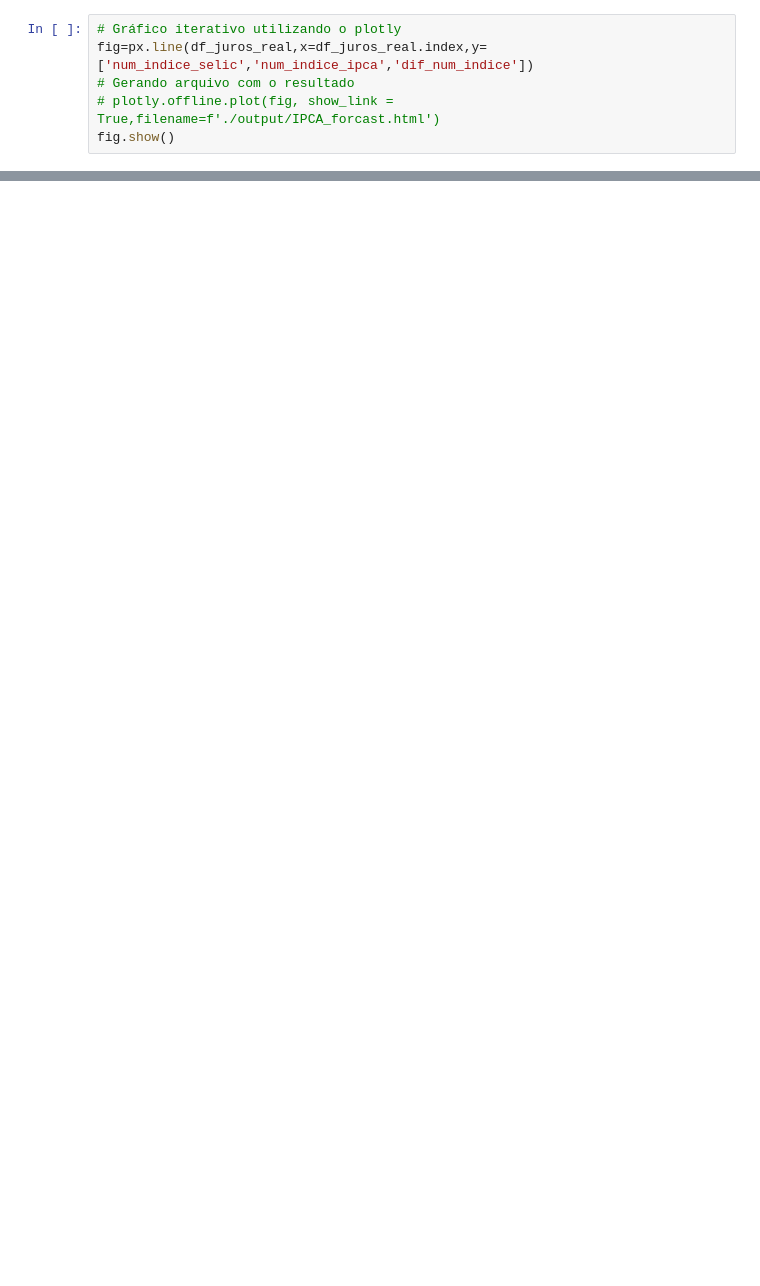
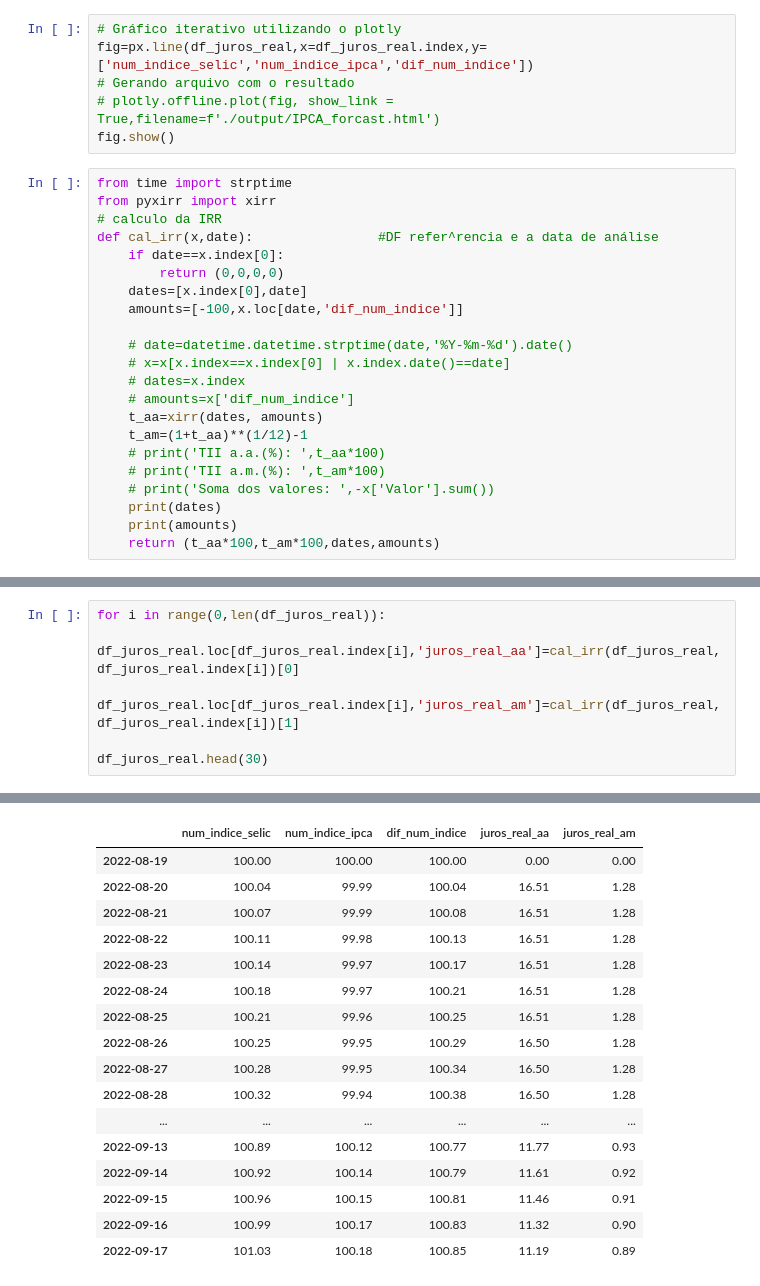
Before and after one commit to nobru01/BcB_Forcast, a Jupyter notebook: filtros.ipynb, the cells around one changed output, grey strips where cells are left out. Drawn from its saved outputs; the diff is of its cells as text; blank space fills up the shorter version.

Commit message:
Adiciona irr juros real*

```diff
--- a/filtros.ipynb
+++ b/filtros.ipynb
@@ -438,3 +453,25 @@ fig=px.line(df_juros_real,x=df_juros_real.index,y=['num_indice_selic','num_indic
 # Gerando arquivo com o resultado
 # plotly.offline.plot(fig, show_link = True,filename=f'./output/IPCA_forcast.html')
 fig.show()
+# %%
+from time import strptime
+from pyxirr import xirr
+# calculo da IRR
+def cal_irr(x,date):                #DF refer^rencia e a data de análise
+    if date==x.index[0]:
+        return (0,0,0,0)
+    dates=[x.index[0],date]
+    amounts=[-100,x.loc[date,'dif_num_indice']]
+
+    # date=datetime.datetime.strptime(date,'%Y-%m-%d').date()
+    # x=x[x.index==x.index[0] | x.index.date()==date]
+    # dates=x.index
+    # amounts=x['dif_num_indice']
+    t_aa=xirr(dates, amounts)
+    t_am=(1+t_aa)**(1/12)-1
+    # print('TII a.a.(%): ',t_aa*100)
+    # print('TII a.m.(%): ',t_am*100)
+    # print('Soma dos valores: ',-x['Valor'].sum())
+    print(dates)
+    print(amounts)
+    return (t_aa*100,t_am*100,dates,amounts)
@@ -440,0 +484,7 @@ fig.show()
+# %%
+for i in range(0,len(df_juros_real)):
+    df_juros_real.loc[df_juros_real.index[i],'juros_real_aa']=cal_irr(df_juros_real,df_juros_real.index[i])[0]
+    df_juros_real.loc[df_juros_real.index[i],'juros_real_am']=cal_irr(df_juros_real,df_juros_real.index[i])[1]
+
+df_juros_real.head(30)
+# %% [output]
@@ -440,0 +508,17 @@ fig.show()
+|  | num_indice_selic | num_indice_ipca | dif_num_indice | juros_real_aa | juros_real_am |
+| 2022-08-19 | 100.00 | 100.00 | 100.00 | 0.00 | 0.00 |
+| 2022-08-20 | 100.04 | 99.99 | 100.04 | 16.51 | 1.28 |
+| 2022-08-21 | 100.07 | 99.99 | 100.08 | 16.51 | 1.28 |
+| 2022-08-22 | 100.11 | 99.98 | 100.13 | 16.51 | 1.28 |
+| 2022-08-23 | 100.14 | 99.97 | 100.17 | 16.51 | 1.28 |
+| 2022-08-24 | 100.18 | 99.97 | 100.21 | 16.51 | 1.28 |
+| 2022-08-25 | 100.21 | 99.96 | 100.25 | 16.51 | 1.28 |
+| 2022-08-26 | 100.25 | 99.95 | 100.29 | 16.50 | 1.28 |
+| 2022-08-27 | 100.28 | 99.95 | 100.34 | 16.50 | 1.28 |
+| 2022-08-28 | 100.32 | 99.94 | 100.38 | 16.50 | 1.28 |
+| ... | ... | ... | ... | ... | ... |
+| 2022-09-13 | 100.89 | 100.12 | 100.77 | 11.77 | 0.93 |
+| 2022-09-14 | 100.92 | 100.14 | 100.79 | 11.61 | 0.92 |
+| 2022-09-15 | 100.96 | 100.15 | 100.81 | 11.46 | 0.91 |
+| 2022-09-16 | 100.99 | 100.17 | 100.83 | 11.32 | 0.90 |
+| 2022-09-17 | 101.03 | 100.18 | 100.85 | 11.19 | 0.89 |
```
Also changed, not shown: parts of 11 cells of this notebook, 6 other files.
